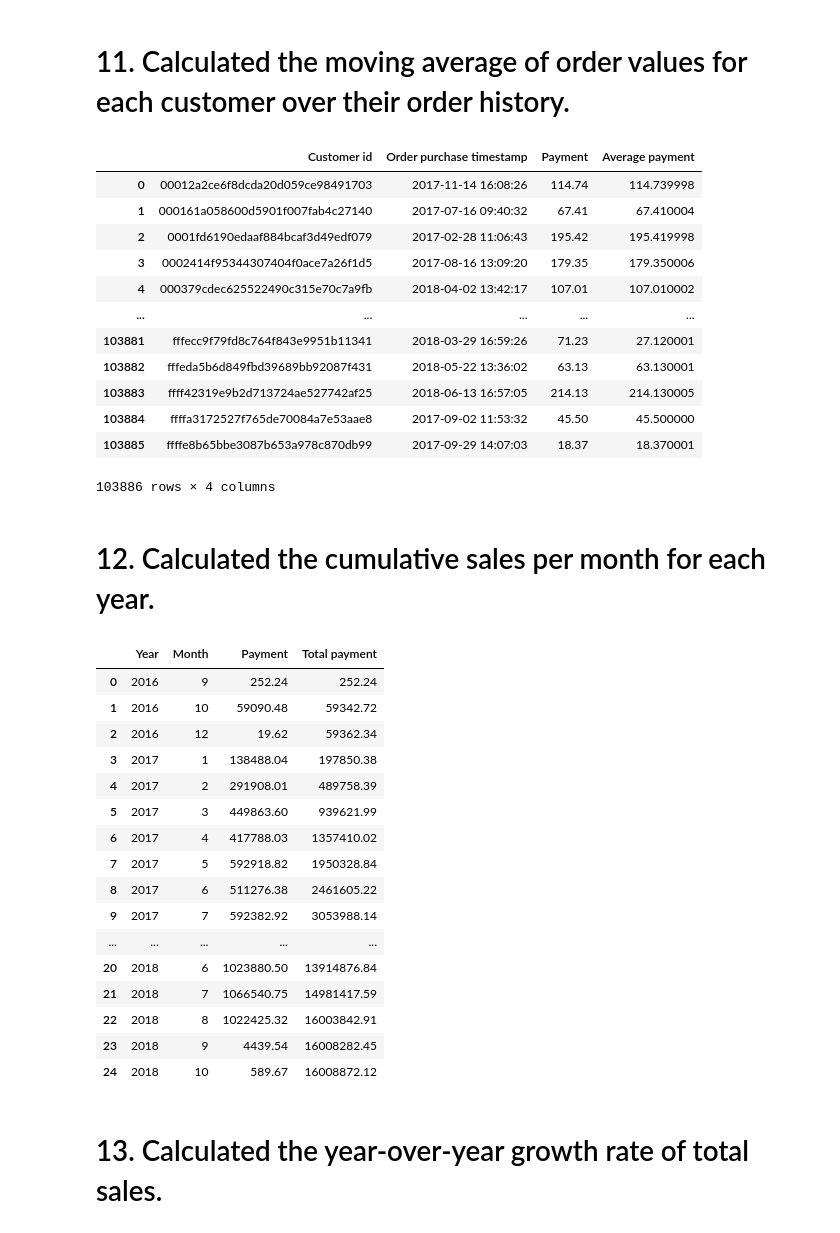
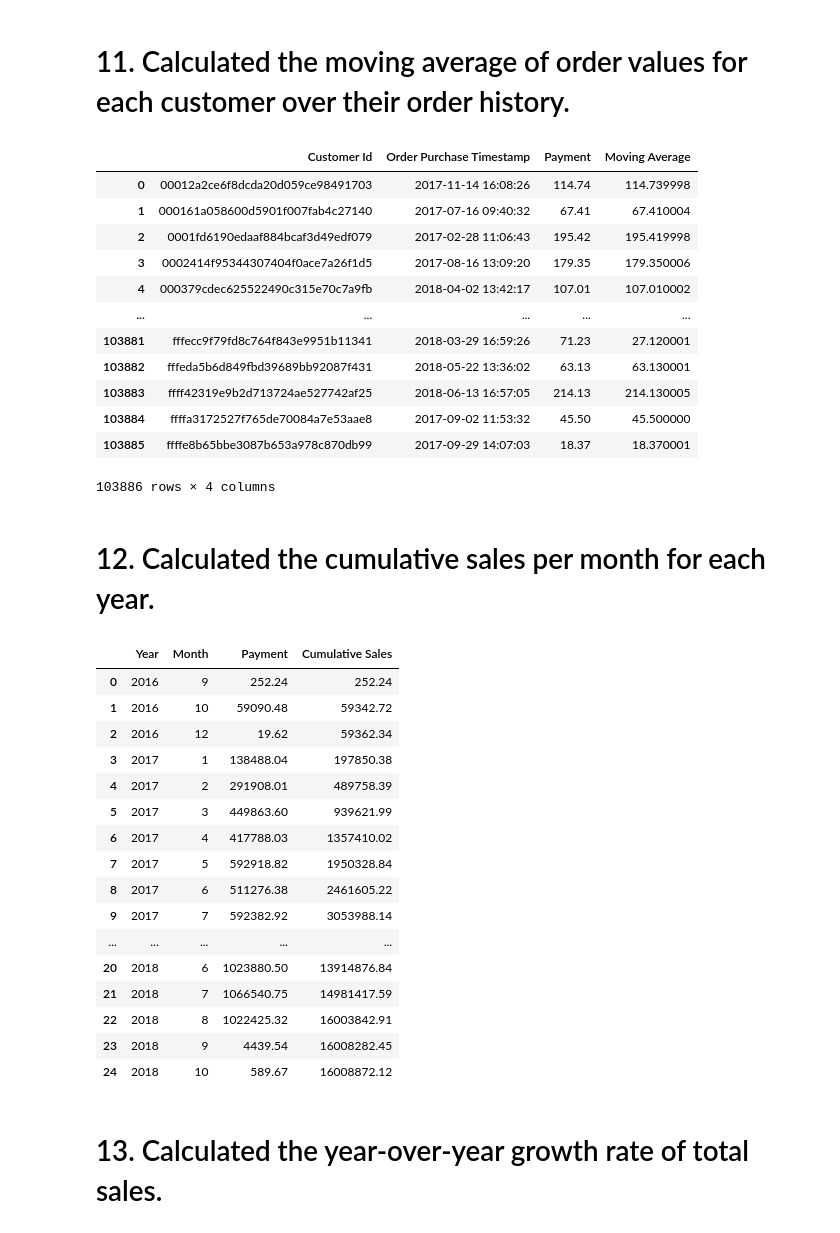
Before and after one commit to Mrunal-Kashte/Portfolio-Projects, a Jupyter notebook: Python-SQL-Project/sql+python_project.ipynb, the cells around one changed output. Cells and saved outputs as stored; diff of their text form; code cells hidden in the pictures.

```diff
--- a/Python-SQL-Project/sql+python_project.ipynb
+++ b/Python-SQL-Project/sql+python_project.ipynb
@@ -247,20 +247,20 @@ plt.show()
 # %%
 query = """select customer_id, order_purchase_timestamp, payment,
 avg(payment) over(partition by customer_id order by order_purchase_timestamp
 rows between 2 preceding and current row) as mov_avg
 from
 (select orders.customer_id, orders.order_purchase_timestamp,
 payments.payment_value as payment
 from payments join orders
 on payments.order_id = orders.order_id) as a"""
 
 
 cur.execute(query)
 data = cur.fetchall()
-df = pd.DataFrame(data,columns = ["Customer id", "Order purchase timestamp","Payment","Average payment"])
+df = pd.DataFrame(data,columns = ["Customer Id", "Order Purchase Timestamp","Payment","Moving Average"])
 df
 # %% [output]
-|  | Customer id | Order purchase timestamp | Payment | Average payment |
+|  | Customer Id | Order Purchase Timestamp | Payment | Moving Average |
 | 0 | 00012a2ce6f8dcda20d059ce98491703 | 2017-11-14 16:08:26 | 114.74 | 114.739998 |
 | 1 | 000161a058600d5901f007fab4c27140 | 2017-07-16 09:40:32 | 67.41 | 67.410004 |
 | 2 | 0001fd6190edaaf884bcaf3d49edf079 | 2017-02-28 11:06:43 | 195.42 | 195.419998 |
@@ -288,10 +288,10 @@ group by years, months order by years, months) as a
 
 cur.execute(query)
 data = cur.fetchall()
-df = pd.DataFrame(data,columns = ["Year", "Month","Payment","Total payment"])
+df = pd.DataFrame(data,columns = ["Year", "Month","Payment","Cumulative Sales"])
 df
 # %% [output]
-|  | Year | Month | Payment | Total payment |
+|  | Year | Month | Payment | Cumulative Sales |
 | 0 | 2016 | 9 | 252.24 | 252.24 |
 | 1 | 2016 | 10 | 59090.48 | 59342.72 |
 | 2 | 2016 | 12 | 19.62 | 59362.34 |
```
Also changed, not shown: parts of 3 cells of this notebook.
